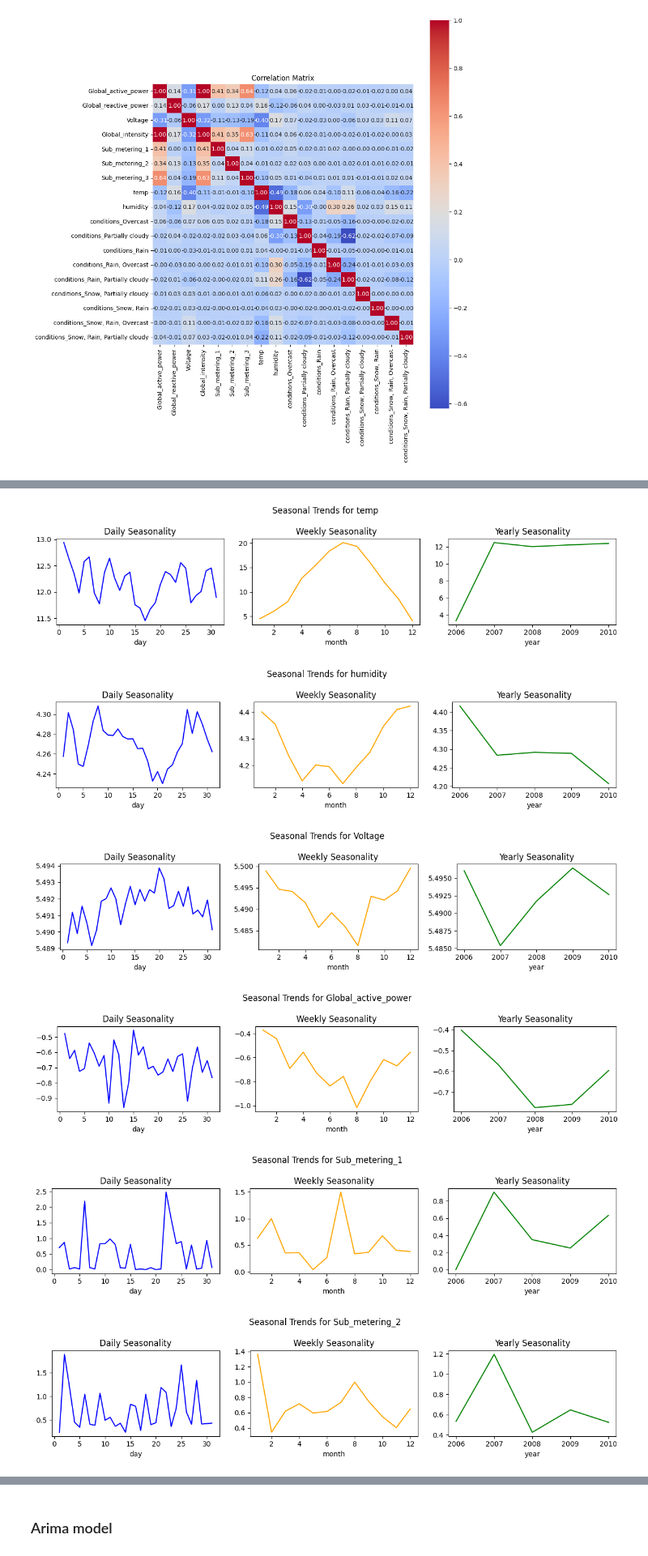
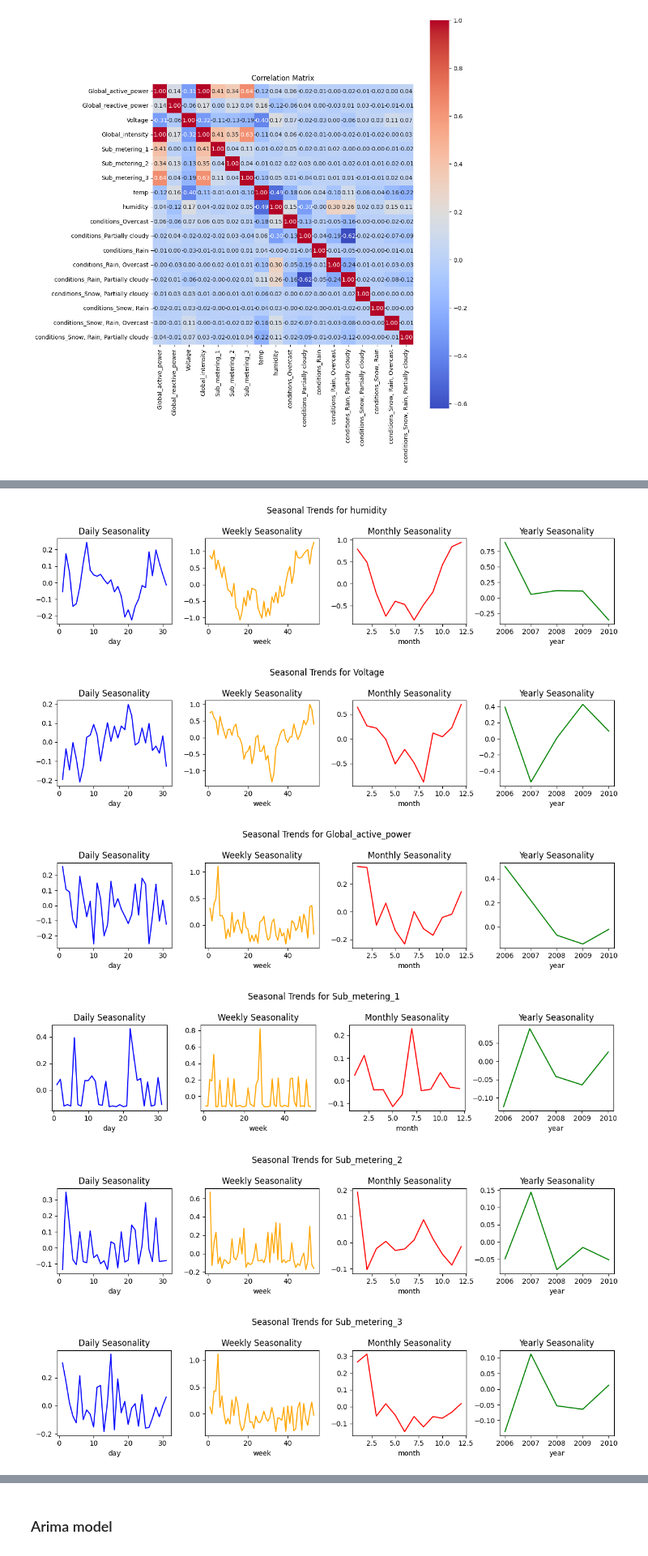
Before and after one commit to bhusalgokarna/Ds_FinalProject, a Jupyter notebook: notebooks/analysis_energy_consumption.ipynb, the cells around one changed output, grey strips where cells are left out. Shown at 81% size. Saved outputs shown, nothing was run; the diff lists cells and outputs as text; code cells hidden in the pictures.

```diff
--- a/notebooks/analysis_energy_consumption.ipynb
+++ b/notebooks/analysis_energy_consumption.ipynb
@@ -188,9 +174,0 @@ plot_variable_distribution(df)
-# %%
-# log transformation
-def log_transform(df):
-    numeric_columns = df.select_dtypes(include=[np.number]).columns.tolist()
-    for column in numeric_columns:
-        if df[column].min() > 0:  # Ensure no negative or zero values
-            df[column] = np.log(df[column])
-    return df
-df = log_transform(df)
@@ -201,0 +175,14 @@ sns.histplot(df['Global_active_power'], kde=True, bins=30)
+# %%
+# After seeing the distribution of the variables, we can see that some variables are not normally distributed.
+#we can apply standardization or log transformation to make them more normally distributed.
+# Standardization function
+def log_transform(df):
+    numeric_columns = df.select_dtypes(include=[np.number]).columns.tolist()
+    for column in numeric_columns:
+        if df[column].min() > 0:  # Log transform only if all values are positive
+            df[column] = np.log(df[column])
+    return df
+
+log_df =log_transform(df)
+# Plot the distribution of the variables after log transformation
+plot_variable_distributions(log_df)
@@ -202,34 +201,36 @@ sns.histplot(df['Global_active_power'], kde=True, bins=30)
 # %%
 # Seasonality Checks(Daily,Weekly, Yearly) and plot all three seasonal trends for each variable in a row
 def plot_seasonal_trends(df, column):
     df['day'] = df.index.day
+    df['week'] = df.index.isocalendar().week
     df['month'] = df.index.month
     df['year'] = df.index.year
     daily_seasonality = df.groupby('day')[column].mean()
-    weekly_seasonality = df.groupby('month')[column].mean()
+    weekly_seasonality= df.groupby('week')[column].mean()
+    monthly_seasonality = df.groupby('month')[column].mean()
     yearly_seasonality = df.groupby('year')[column].mean()
 
-    fig, axs = plt.subplots(1, 3, figsize=(12, 3))
+    fig, axs = plt.subplots(1, 4, figsize=(12, 3))
     daily_seasonality.plot(ax=axs[0], title='Daily Seasonality', color='blue')
     weekly_seasonality.plot(ax=axs[1], title='Weekly Seasonality', color='orange')
-    yearly_seasonality.plot(ax=axs[2], title='Yearly Seasonality', color='green')
+    monthly_seasonality.plot(ax=axs[2], title='Monthly Seasonality', color='red')
+    yearly_seasonality.plot(ax=axs[3], title='Yearly Seasonality', color='green')
     fig.suptitle(f'Seasonal Trends for {column}')
 
 
     plt.tight_layout()
     plt.show()
 
-plot_seasonal_trends(df, 'temp')
-plot_seasonal_trends(df, 'humidity')
-plot_seasonal_trends(df, 'Voltage')
-plot_seasonal_trends(df, 'Global_active_power')
-plot_seasonal_trends(df, 'Sub_metering_1')
-plot_seasonal_trends(df, 'Sub_metering_2')
-plot_seasonal_trends(df, 'Sub_metering_3')
+plot_seasonal_trends(log_df, 'humidity')
+plot_seasonal_trends(log_df, 'Voltage')
+plot_seasonal_trends(log_df, 'Global_active_power')
+plot_seasonal_trends(log_df, 'Sub_metering_1')
+plot_seasonal_trends(log_df, 'Sub_metering_2')
+plot_seasonal_trends(log_df, 'Sub_metering_3')
 # %% [output]
-[figure, old version]
+[figure, new version]
-[figure, old version]
+[figure, new version]
-[figure, old version]
+[figure, new version]
-[figure, old version]
+[figure, new version]
-[figure, old version]
+[figure, new version]
-[figure, old version]
+[figure, new version]
```
Also changed, not shown: parts of 19 cells of this notebook, 23 other files.
